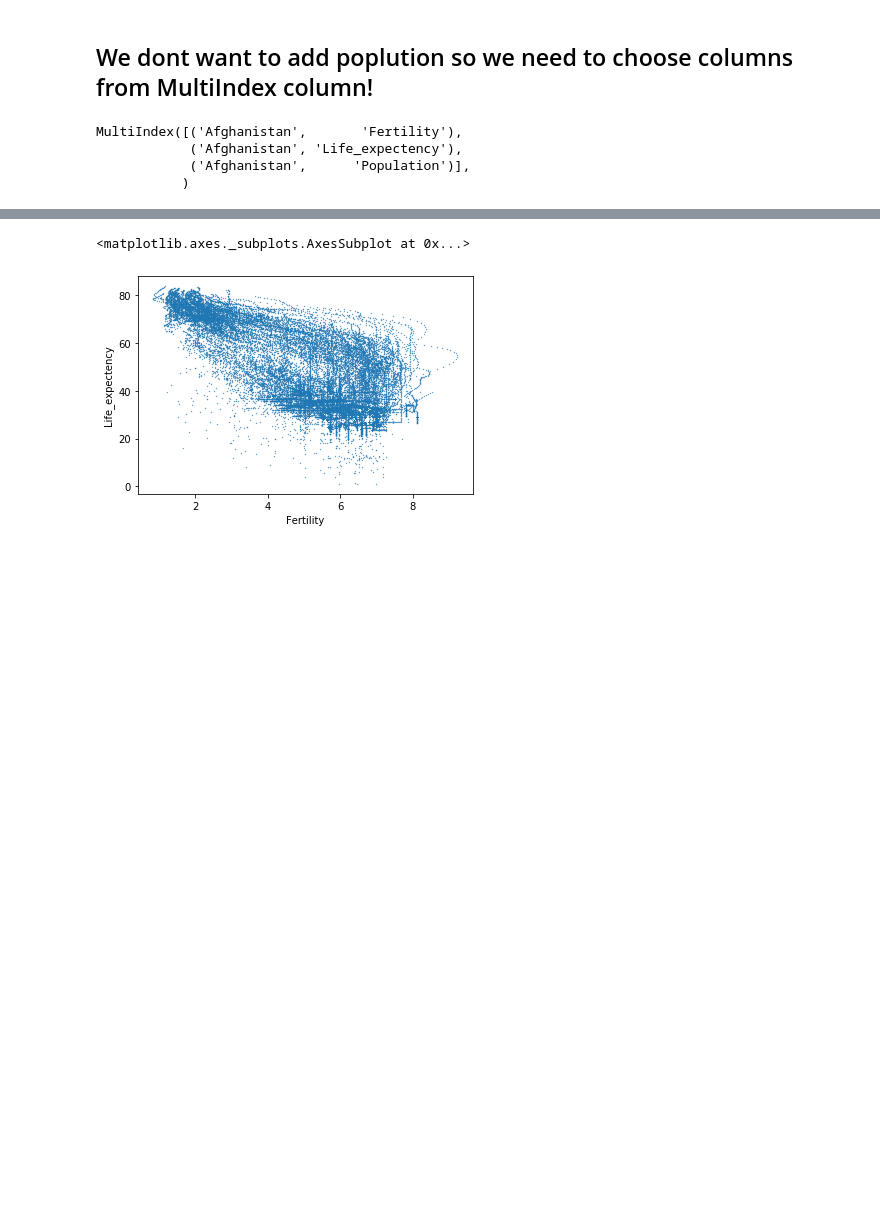
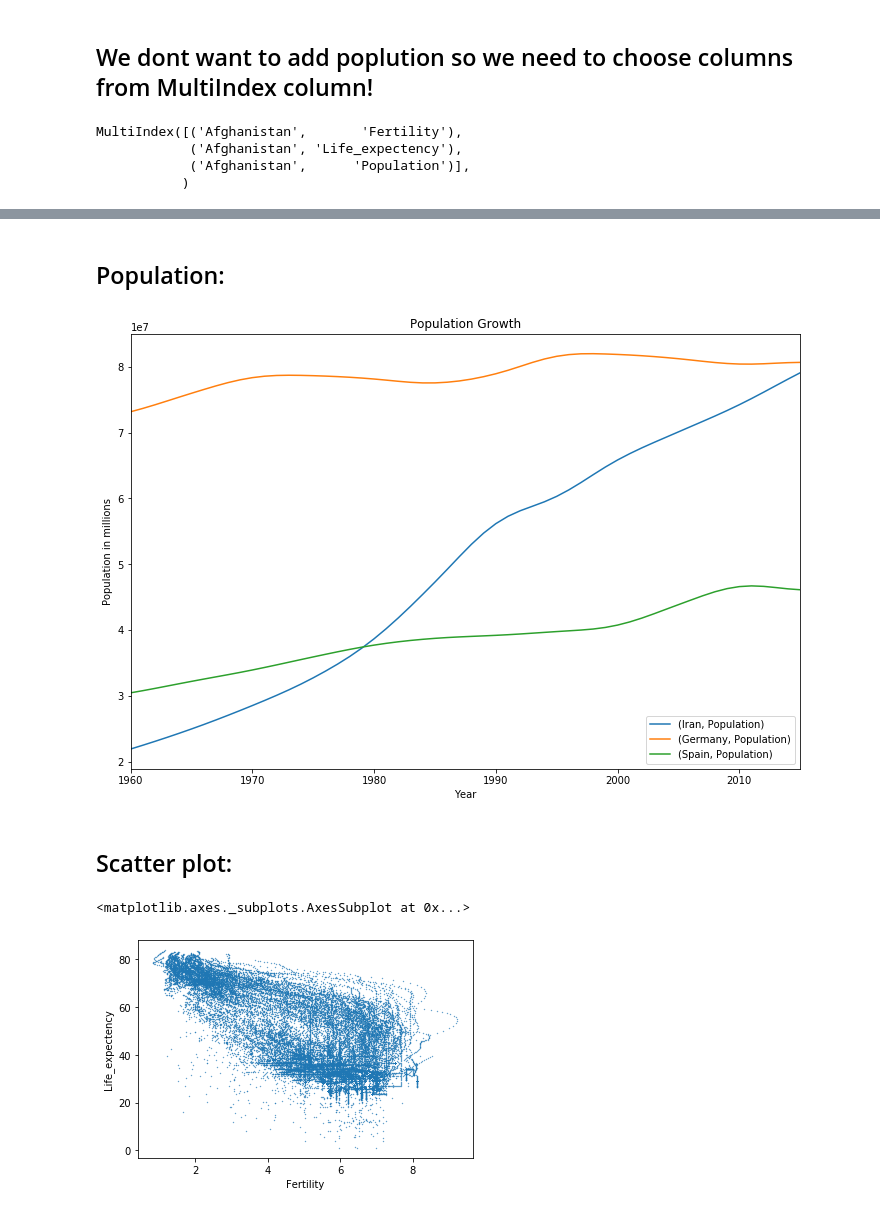
Before and after one commit to iremnasir/bootcamp_progress, a Jupyter notebook: Animate a Scatterplot.ipynb, the cells around one changed output, grey strips where cells are left out. Saved outputs shown, nothing was run; the diff lists cells and outputs as text; code cells hidden in the pictures; blank space fills up the shorter version.

```diff
--- a/Animate a Scatterplot.ipynb
+++ b/Animate a Scatterplot.ipynb
@@ -256 +259,20 @@ plt.show()
+# %% [markdown]
+## Population:
+# %%
+
+country_list = [('Iran',       'Population'), ('Germany',       'Population'), ('Spain', 'Population')]
+multi_plot = df4.loc[1960:2015,country_list]
+
+multi_plot.plot(figsize=(12,8))
+plt.xlabel("Year" )
+plt.ylabel("Population in millions")
+plt.title("Population Growth")
+plt.legend(loc="best")
+
+
+plt.show()
+# %% [output]
+[figure, added]
+# %% [markdown]
+## Scatter plot:
 # %%
```
Also changed, not shown: parts of 7 cells of this notebook.
